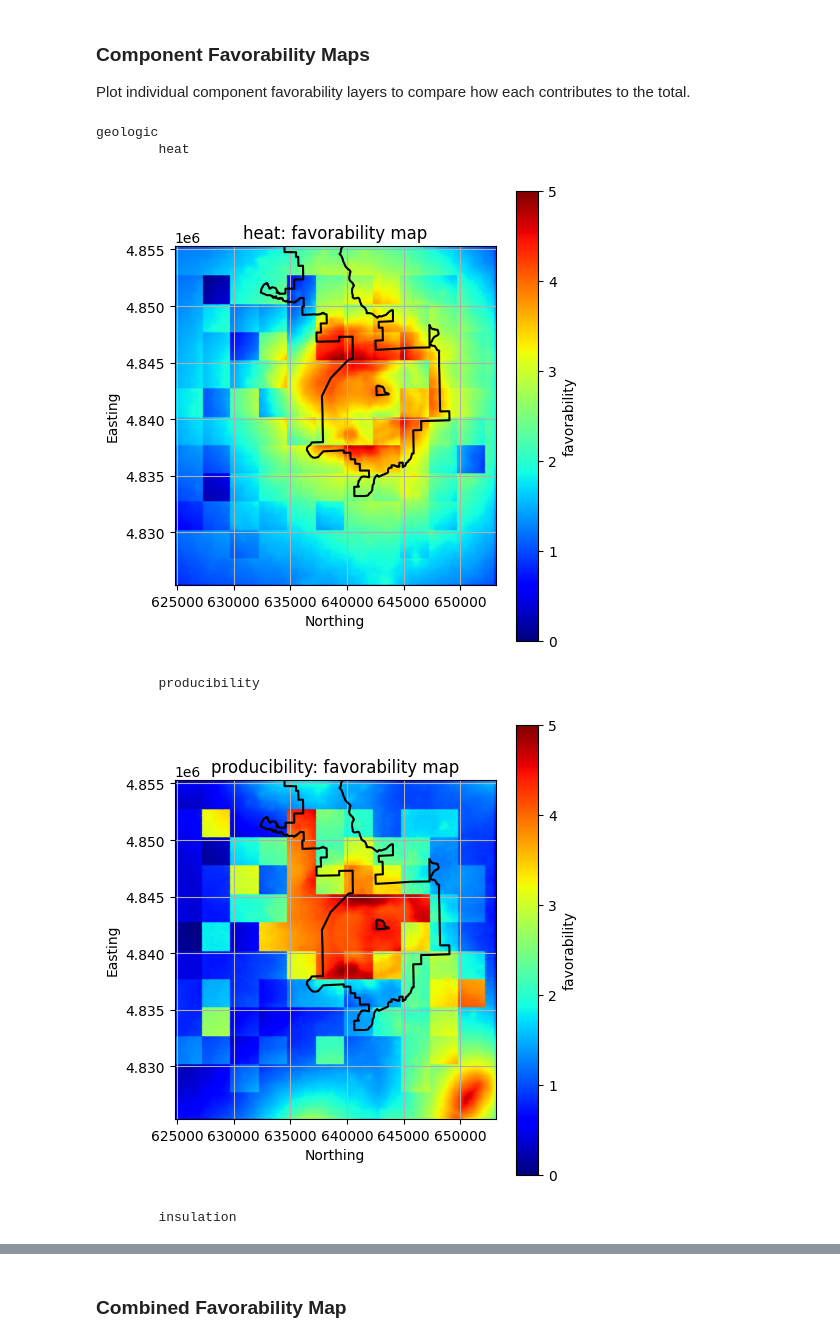
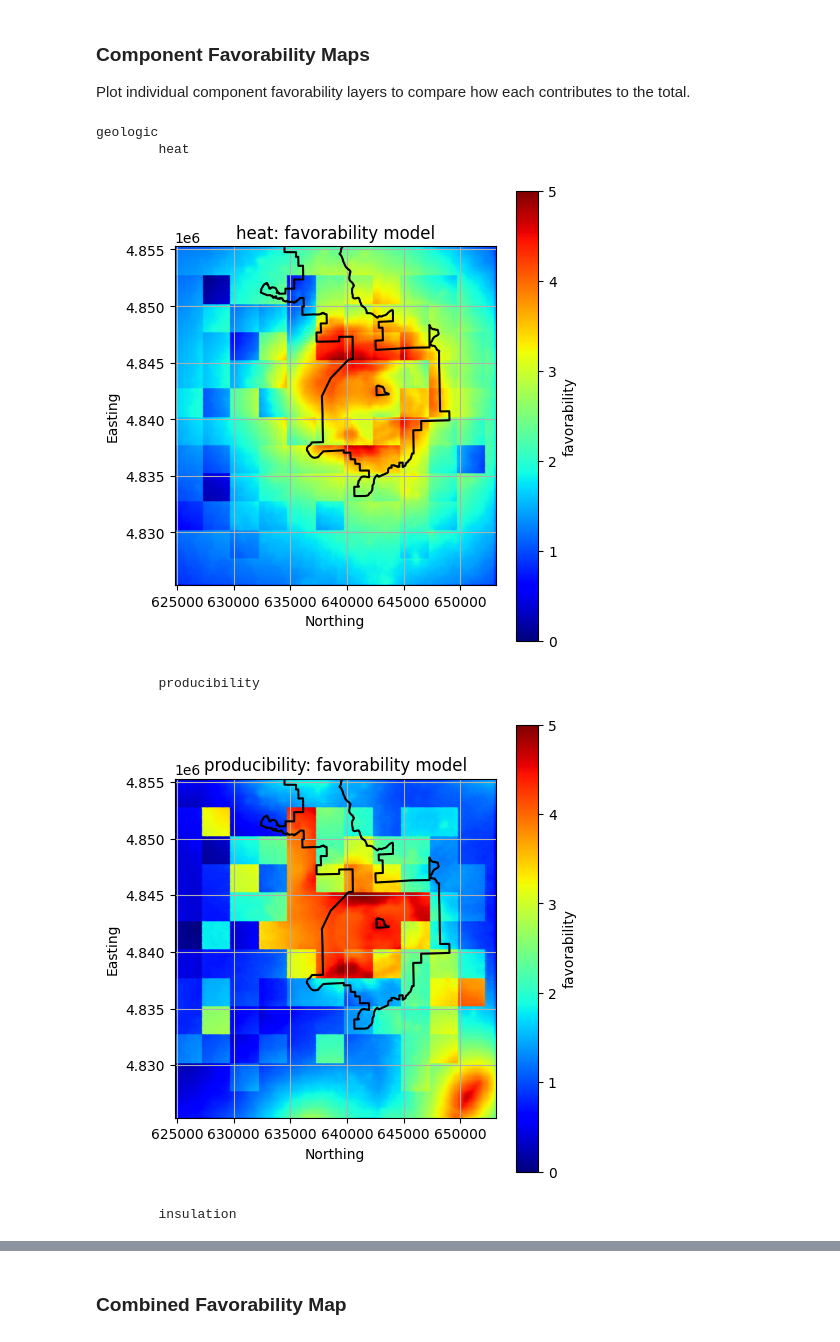
Before and after one commit to NREL/geoPFA, a Jupyter notebook: examples/Newberry/2D/notebooks/2-pfa_superhot_newberry_geopfa.ipynb, the cells around one changed output, grey strips where cells are left out. Saved outputs shown, nothing was run; the diff lists cells and outputs as text; code cells hidden in the pictures.

```diff
--- a/examples/Newberry/2D/notebooks/2-pfa_superhot_newberry_geopfa.ipynb
+++ b/examples/Newberry/2D/notebooks/2-pfa_superhot_newberry_geopfa.ipynb
@@ -113,7 +104,7 @@ To ensure proper alignment, we’ll re-establish the same 2D extent used during
 This guarantees that layer combination occurs on a consistent grid.
 # %%
 extent_layer = (
-    pfa["criteria"]["geologic"]["components"]["heat"]["layers"]["mt_resistivity_joint_inv"]["map"]
+    pfa["criteria"]["geologic"]["components"]["heat"]["layers"]["mt_resistivity_joint_inv"]["model"]
 )
 extent = Cleaners.get_extent(extent_layer)
 
@@ -165,12 +156,12 @@ to interpret how heat, producibility, and insulation contribute to the overall r
 # %% [markdown]
 ### Combined Geologic Favorability
 # %%
-# Combined (criteria-level) favorability map
+# Combined (criteria-level) favorability model
 gdf = pfa["criteria"]["geologic"]["pr_norm"].copy()
 
 col = "favorability"
 units = "favorability"
-title = "Combined geologic criteria favorability map"
+title = "Combined geologic favorability model"
 
 GeospatialDataPlotters.geo_plot(
     gdf,
@@ -191,28 +182,28 @@ Plot individual component favorability layers to compare how each contributes to
 # %%
 for criteria, crit_data in pfa["criteria"].items():
     print(criteria)
     for component, comp_data in crit_data["components"].items():
         print(f"\t{component}")
 
         gdf = comp_data["pr_norm"].copy()
         col = "favorability"
         units = "favorability"
-        title = f"{component}: favorability map"
+        title = f"{component}: favorability model"
 
         GeospatialDataPlotters.geo_plot(
             gdf,
             col,
             units,
             title,
             area_outline=outline,
             extent=extent,
             figsize=(5, 5),
             markersize=0.75,
         )
 # %% [output]
 geologic
         heat
-[figure, old version]
+[figure, new version]
         producibility
-[figure, old version]
+[figure, new version]
         insulation
```
Also changed, not shown: parts of 9 cells of this notebook, 5 other files.
